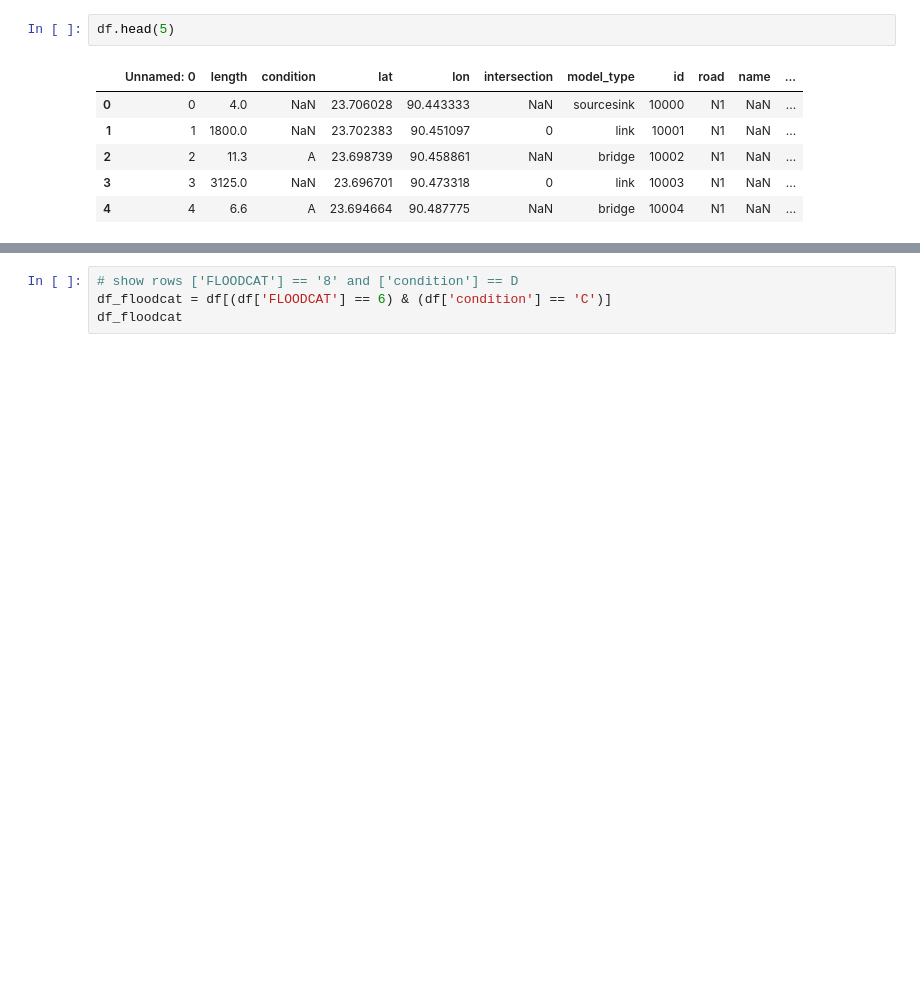
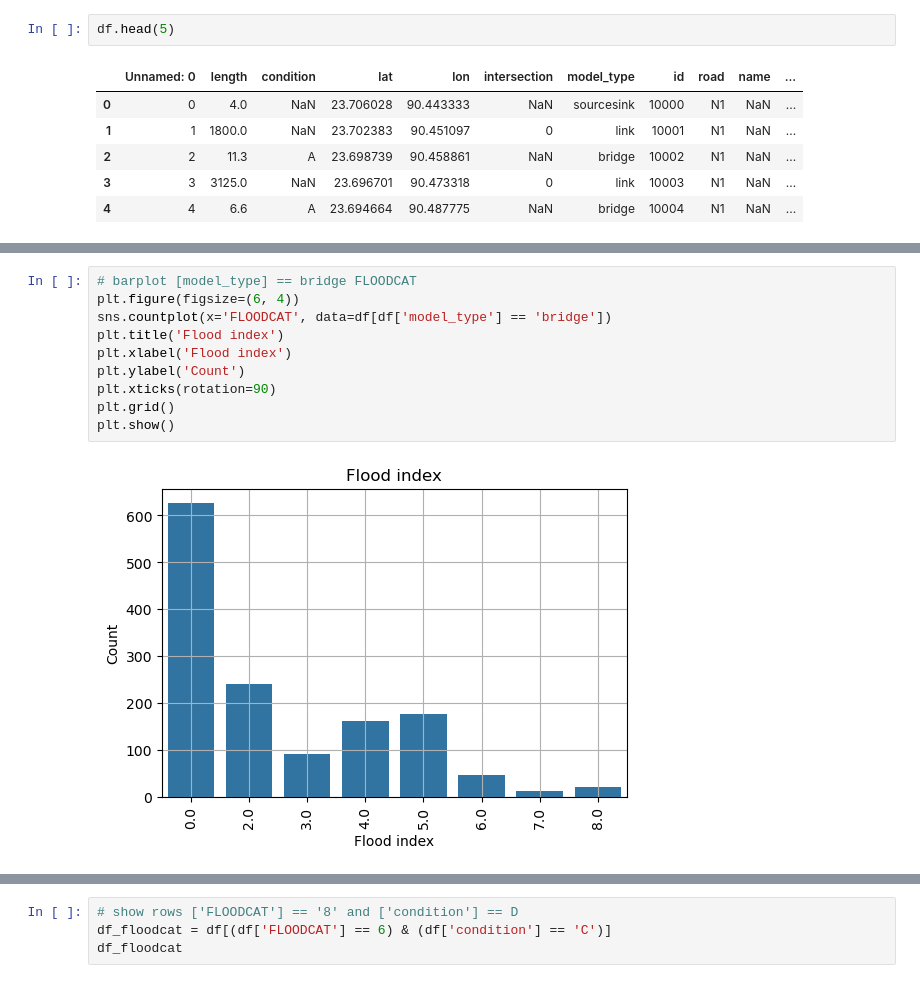
Before and after one commit to daniela1998/Advanced-Simulation-Assignments, a Jupyter notebook: Assignment 4/EPA1352-G16-A4-data scraping/notebook/Vulnerability analyses.ipynb, the cells around one changed output, grey strips where cells are left out. Drawn from its saved outputs; the diff is of its cells as text; blank space fills up the shorter version.

```diff
--- a/Assignment 4/EPA1352-G16-A4-data scraping/notebook/Vulnerability analyses.ipynb
+++ b/Assignment 4/EPA1352-G16-A4-data scraping/notebook/Vulnerability analyses.ipynb
@@ -262,3 +262,15 @@ df.describe()
 | 50% | 1418.000000 | 64.000000 | 23.666712 | 91.590884 | 11414.000000 | NaN | 171.129710 | 8203.000000 | 205.000000 | ... |
 | 75% | 2127.000000 | 502.000000 | 24.266580 | 92.063317 | 12120.000000 | NaN | 308.442640 | 11793.000000 | 338.000000 | ... |
 | max | 3011.000000 | 9953.000000 | 25.180537 | 92.298716 | 13011.000000 | NaN | 475.861360 | 24659.000000 | 1217.000000 | ... |
+# %%
+# barplot [model_type] == bridge FLOODCAT
+plt.figure(figsize=(6, 4))
+sns.countplot(x='FLOODCAT', data=df[df['model_type'] == 'bridge'])
+plt.title('Flood index')
+plt.xlabel('Flood index')
+plt.ylabel('Count')
+plt.xticks(rotation=90)
+plt.grid()
+plt.show()
+# %% [output]
+[figure, added]
```
Also changed, not shown: parts of 3 cells of this notebook.
